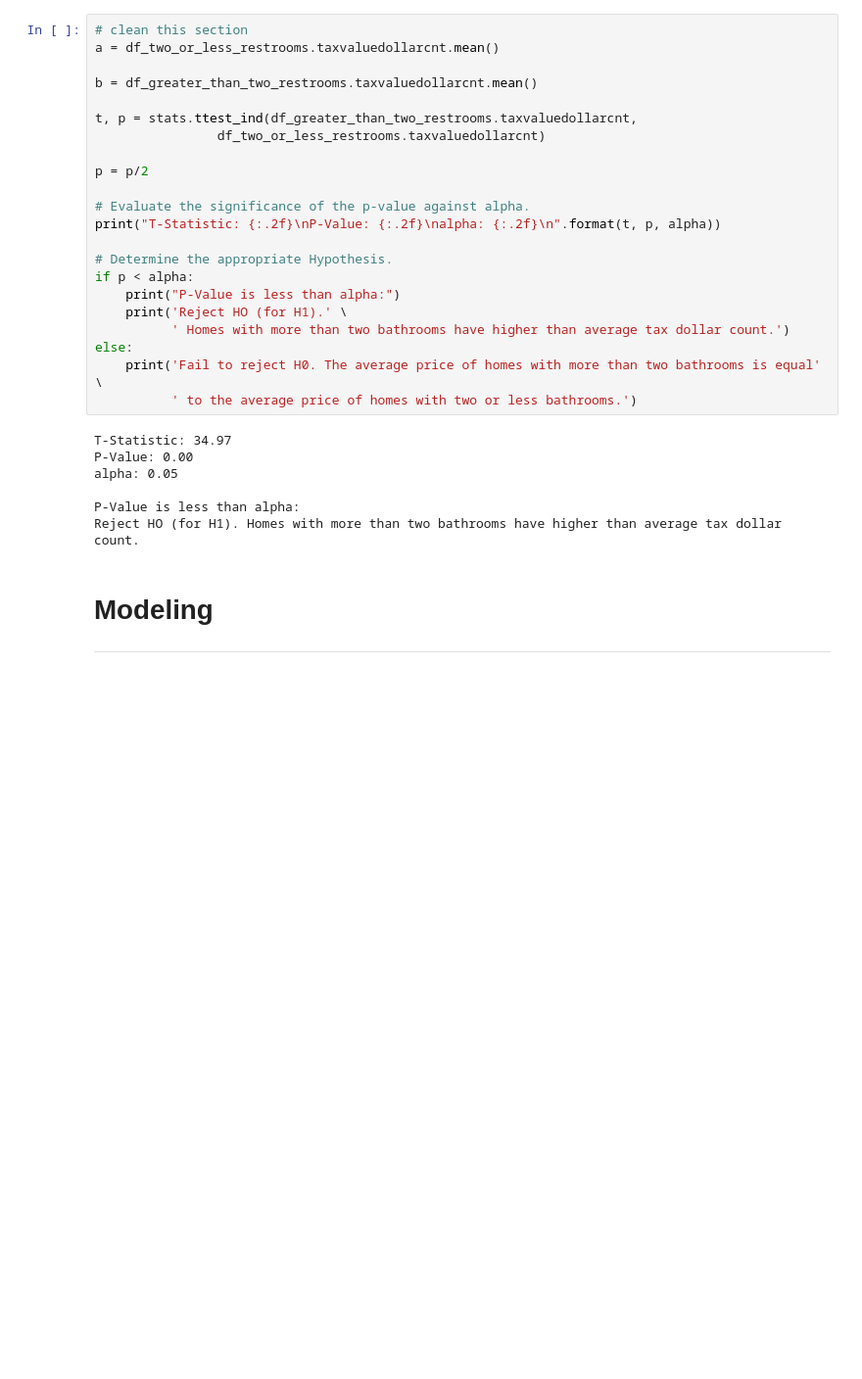
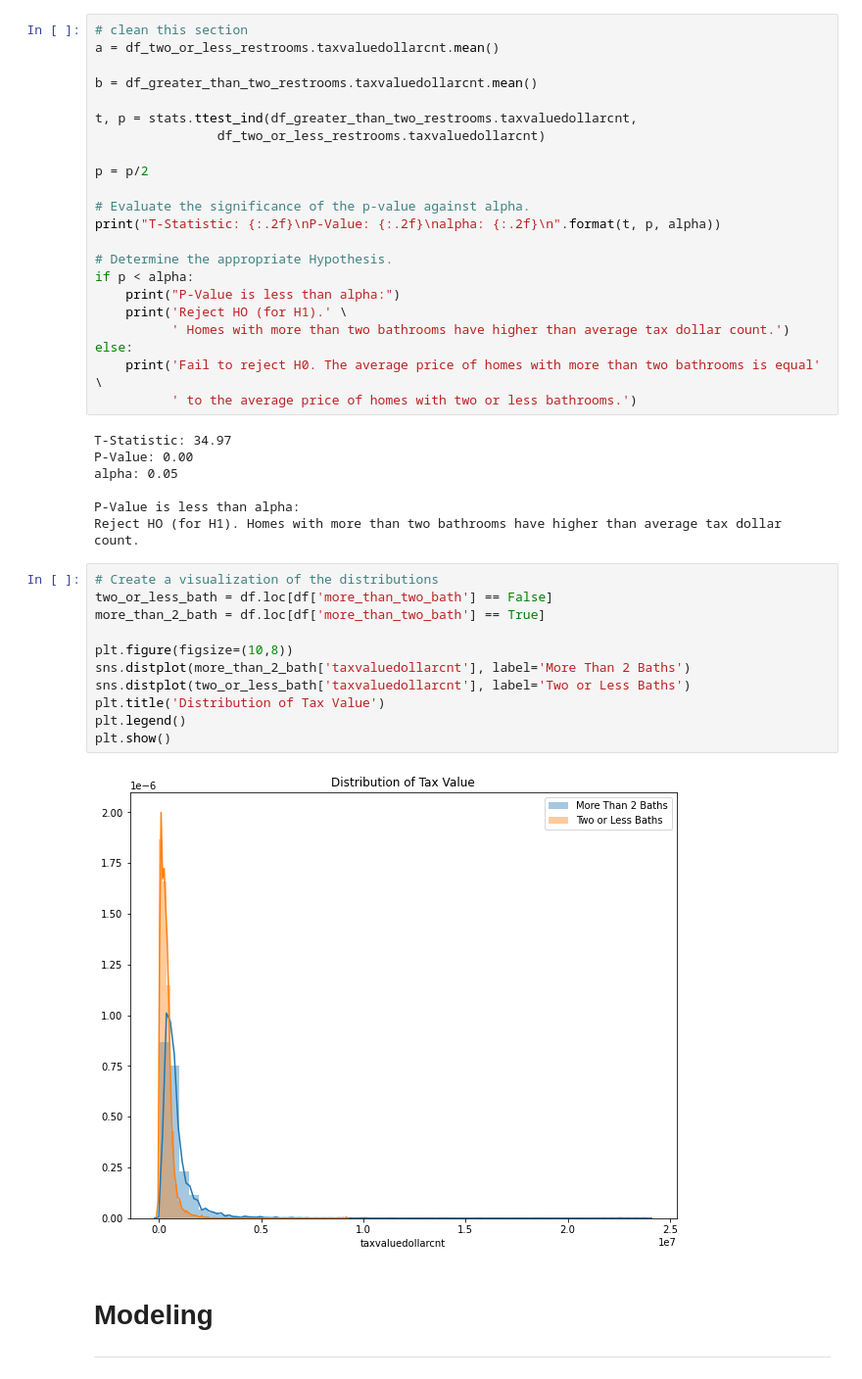
Before and after one commit to Robust-Analytics/zillow-project, a Jupyter notebook: mvp.ipynb, the cells around one changed output. Shown at 98% size. Cells and saved outputs as stored; diff of their text form; blank space fills up the shorter version.

Commit message:
adds distribution plot for test of more than two bathroom feature

```diff
--- a/mvp.ipynb
+++ b/mvp.ipynb
@@ -399,6 +399,19 @@ alpha: 0.05
 
 P-Value is less than alpha:
 Reject HO (for H1). Homes with more than two bathrooms have higher than average tax dollar count.
+# %%
+# Create a visualization of the distributions
+two_or_less_bath = df.loc[df['more_than_two_bath'] == False]
+more_than_2_bath = df.loc[df['more_than_two_bath'] == True]
+
+plt.figure(figsize=(10,8))
+sns.distplot(more_than_2_bath['taxvaluedollarcnt'], label='More Than 2 Baths')
+sns.distplot(two_or_less_bath['taxvaluedollarcnt'], label='Two or Less Baths')
+plt.title('Distribution of Tax Value')
+plt.legend()
+plt.show()
+# %% [output]
+[figure, added]
 # %% [markdown]
 # Modeling
 ---
```
Also changed, not shown: parts of 7 cells of this notebook.
